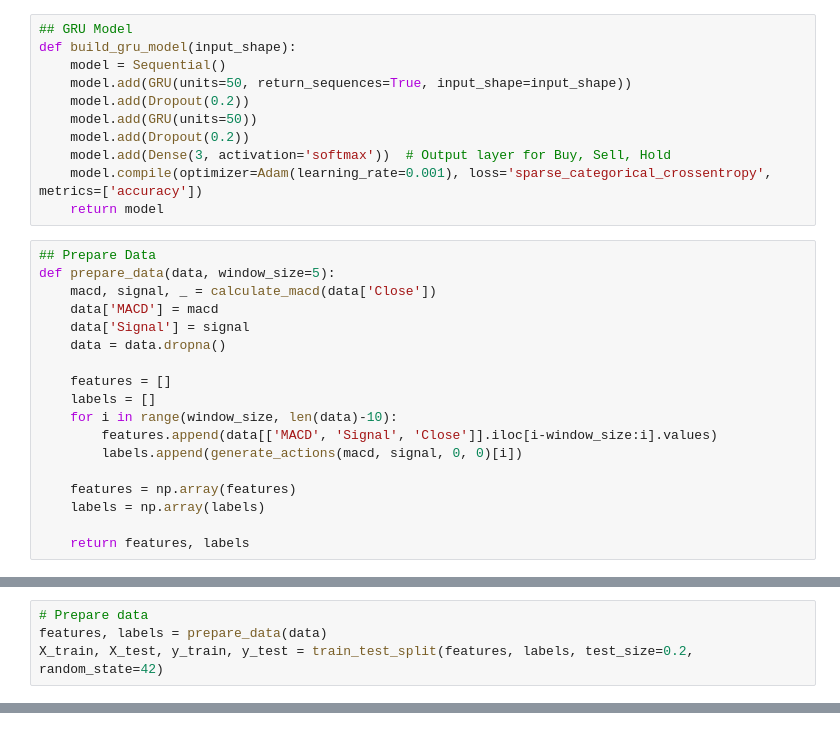
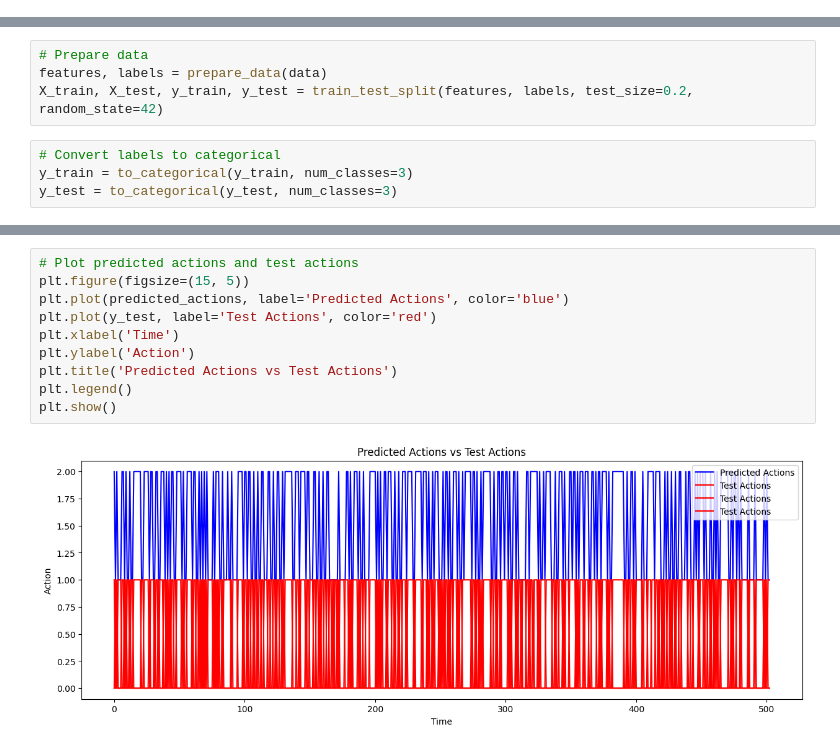
Before and after one commit to Gautam-Kanojiya/stock-signal, a Jupyter notebook: ML models/Hill Climb Model.ipynb, the cells around one changed output, grey strips where cells are left out. Saved outputs shown, nothing was run; the diff lists cells and outputs as text.

Commit message:
GRU model

```diff
--- a/ML models/Hill Climb Model.ipynb
+++ b/ML models/Hill Climb Model.ipynb
@@ -71,32 +111,3 @@ def calculate_profit(actions):
-# %%
-## GRU Model
-def build_gru_model(input_shape):
-    model = Sequential()
-    model.add(GRU(units=50, return_sequences=True, input_shape=input_shape))
-    model.add(Dropout(0.2))
-    model.add(GRU(units=50))
-    model.add(Dropout(0.2))
-    model.add(Dense(3, activation='softmax'))  # Output layer for Buy, Sell, Hold
-    model.compile(optimizer=Adam(learning_rate=0.001), loss='sparse_categorical_crossentropy', metrics=['accuracy'])
-    return model
-# %%
-## Prepare Data
-def prepare_data(data, window_size=5):
-    macd, signal, _ = calculate_macd(data['Close'])
-    data['MACD'] = macd
-    data['Signal'] = signal
-    data = data.dropna()
-
-    features = []
-    labels = []
-    for i in range(window_size, len(data)-10):
-        features.append(data[['MACD', 'Signal', 'Close']].iloc[i-window_size:i].values)
-        labels.append(generate_actions(macd, signal, 0, 0)[i])
-
-    features = np.array(features)
-    labels = np.array(labels)
-
-    return features, labels
 # %%
 # Load your stock data here
 data = pd.read_csv('D:\Stock Predicton\Datasets\MSFT.csv')
@@ -119,6 +115,10 @@ data
 # Prepare data
 features, labels = prepare_data(data)
 X_train, X_test, y_train, y_test = train_test_split(features, labels, test_size=0.2, random_state=42)
+# %%
+# Convert labels to categorical
+y_train = to_categorical(y_train, num_classes=3)
+y_test = to_categorical(y_test, num_classes=3)
 # %%
 # Build and train model
 model = build_gru_model((X_train.shape[1], X_train.shape[2]))
@@ -154,0 +192,12 @@ print(f'Total Profit: {profits}')
+# %%
+# Plot predicted actions and test actions
+plt.figure(figsize=(15, 5))
+plt.plot(predicted_actions, label='Predicted Actions', color='blue')
+plt.plot(y_test, label='Test Actions', color='red')
+plt.xlabel('Time')
+plt.ylabel('Action')
+plt.title('Predicted Actions vs Test Actions')
+plt.legend()
+plt.show()
+# %% [output]
+[figure, added]
```
Also changed, not shown: parts of 12 cells of this notebook.
